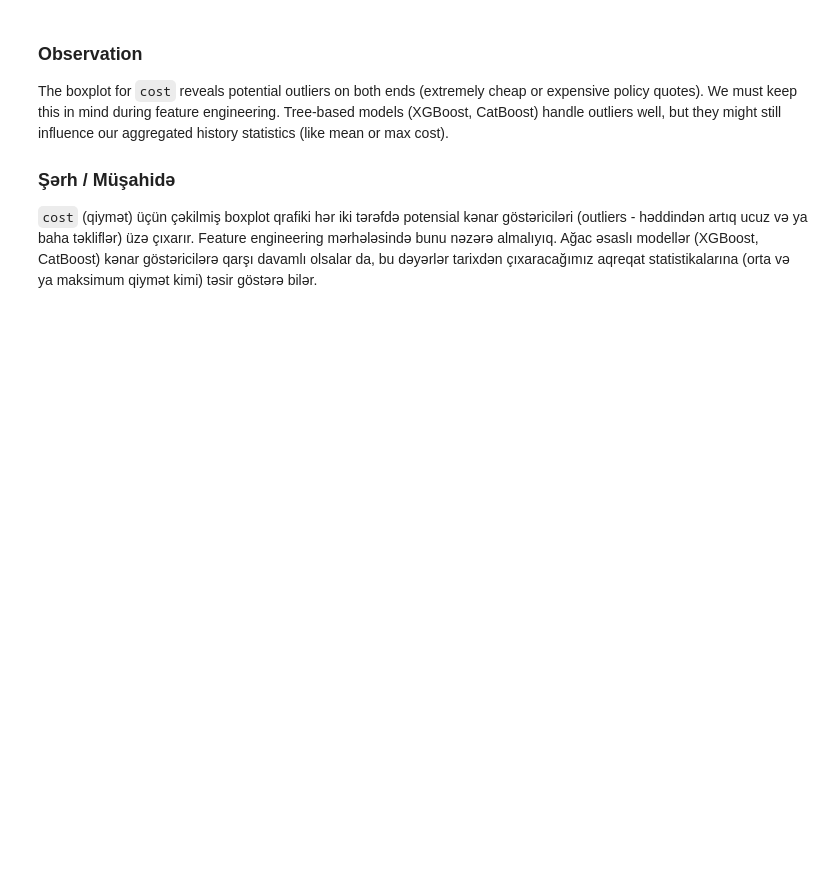
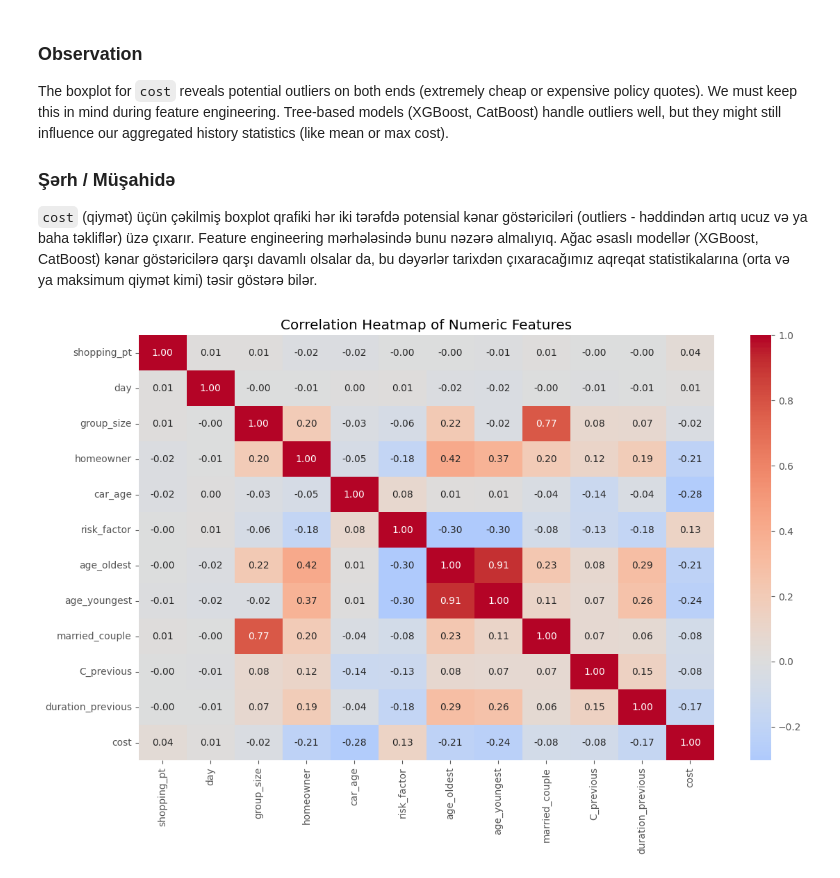
Before and after one commit to Khayal07/Insurance-Product-Purchase-Prediction-ML, a Jupyter notebook: 01_EDA.ipynb, the cells around one changed output. Cells and saved outputs as stored; diff of their text form; code cells hidden in the pictures; blank space fills up the shorter version.

Commit message:
EDA: add correlation heatmap and last-quote baseline analysis, fix skew typo

```diff
--- a/01_EDA.ipynb
+++ b/01_EDA.ipynb
@@ -298,3 +298,15 @@ The boxplot for `cost` reveals potential outliers on both ends (extremely cheap
 ### Şərh / Müşahidə
 
 `cost` (qiymət) üçün çəkilmiş boxplot qrafiki hər iki tərəfdə potensial kənar göstəriciləri (outliers - həddindən artıq ucuz və ya baha təkliflər) üzə çıxarır. Feature engineering mərhələsində bunu nəzərə almalıyıq. Ağac əsaslı modellər (XGBoost, CatBoost) kənar göstəricilərə qarşı davamlı olsalar da, bu dəyərlər tarixdən çıxaracağımız aqreqat statistikalarına (orta və ya maksimum qiymət kimi) təsir göstərə bilər.
+# %%
+# Correlation analysis between the numeric customer and policy features
+corr_cols = ["shopping_pt", "day", "group_size", "homeowner", "car_age", "risk_factor",
+             "age_oldest", "age_youngest", "married_couple", "C_previous", "duration_previous", "cost"]
+
+plt.figure(figsize=(12, 8))
+sns.heatmap(df[corr_cols].corr(), annot=True, fmt=".2f", cmap="coolwarm", center=0)
+plt.title("Correlation Heatmap of Numeric Features")
+plt.tight_layout()
+plt.show()
+# %% [output]
+[figure, added]
```
Also changed, not shown: parts of 4 cells of this notebook.
